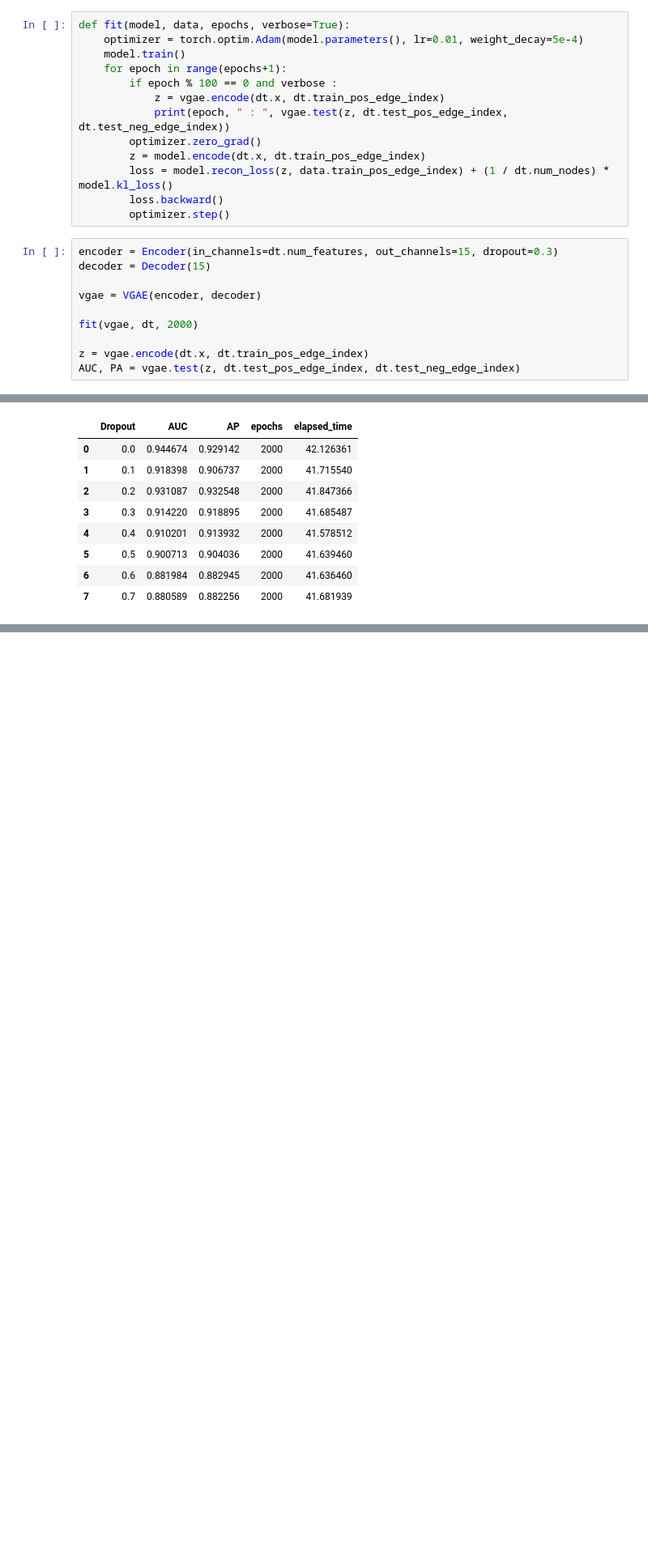
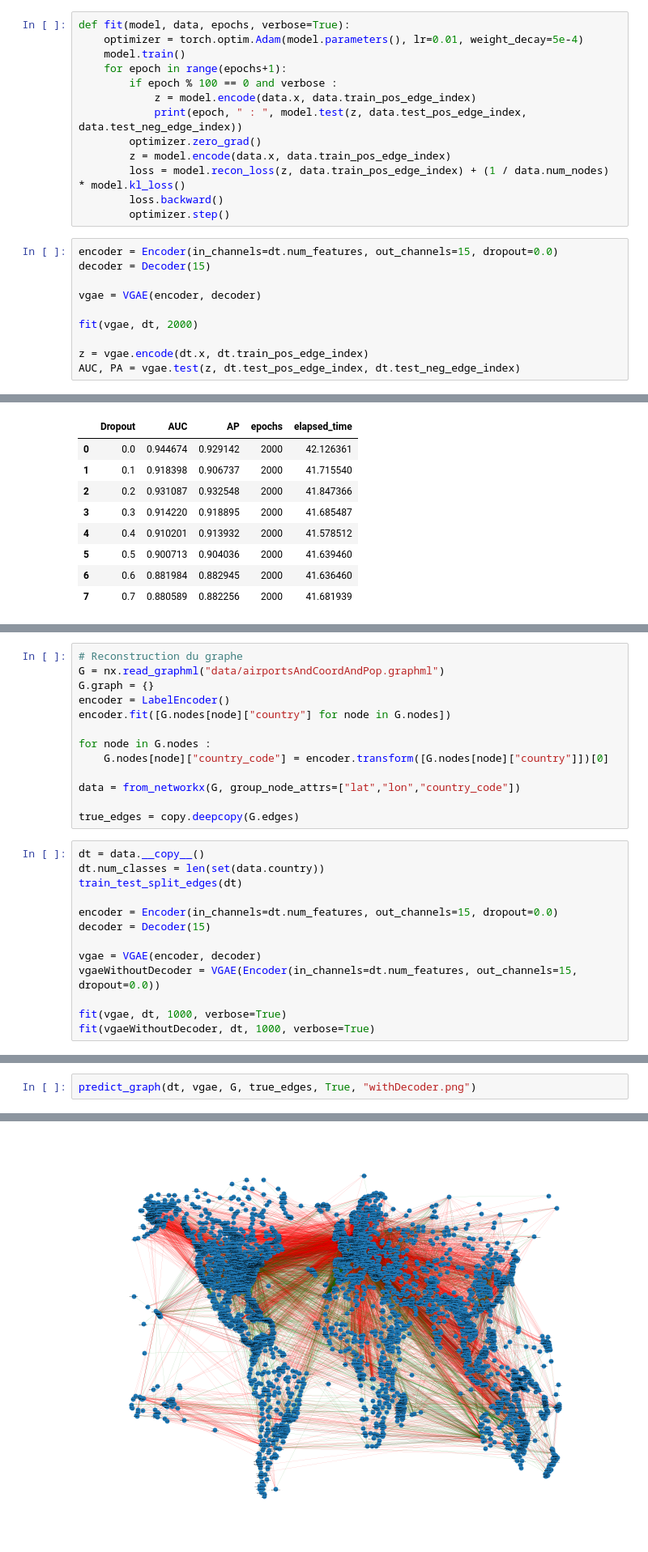
Before and after one commit to ajreckof/biml-gnn-projet, a Jupyter notebook: Projet.ipynb, the cells around one changed output, grey strips where cells are left out. Shown at 81% size. Drawn from its saved outputs; the diff is of its cells as text; blank space fills up the shorter version.

Commit message:
Reconstruction de graphe

```diff
--- a/Projet.ipynb
+++ b/Projet.ipynb
@@ -113,15 +116,15 @@ def fit(model, data, epochs, verbose=True):
     model.train()
     for epoch in range(epochs+1):
         if epoch % 100 == 0 and verbose :
-            z = vgae.encode(dt.x, dt.train_pos_edge_index)
-            print(epoch, " : ", vgae.test(z, dt.test_pos_edge_index, dt.test_neg_edge_index))
+            z = model.encode(data.x, data.train_pos_edge_index)
+            print(epoch, " : ", model.test(z, data.test_pos_edge_index, data.test_neg_edge_index))
         optimizer.zero_grad()
-        z = model.encode(dt.x, dt.train_pos_edge_index)
-        loss = model.recon_loss(z, data.train_pos_edge_index) + (1 / dt.num_nodes) * model.kl_loss()
+        z = model.encode(data.x, data.train_pos_edge_index)
+        loss = model.recon_loss(z, data.train_pos_edge_index) + (1 / data.num_nodes) * model.kl_loss()
         loss.backward()
         optimizer.step()
 # %%
-encoder = Encoder(in_channels=dt.num_features, out_channels=15, dropout=0.3)
+encoder = Encoder(in_channels=dt.num_features, out_channels=15, dropout=0.0)
 decoder = Decoder(15)
 
 vgae = VGAE(encoder, decoder)
@@ -200,0 +206,26 @@ mean_data
+# %%
+# Reconstruction du graphe
+G = nx.read_graphml("data/airportsAndCoordAndPop.graphml")
+G.graph = {}
+encoder = LabelEncoder()
+encoder.fit([G.nodes[node]["country"] for node in G.nodes])
+
+for node in G.nodes :
+    G.nodes[node]["country_code"] = encoder.transform([G.nodes[node]["country"]])[0]
+
+data = from_networkx(G, group_node_attrs=["lat","lon","country_code"])
+
+true_edges = copy.deepcopy(G.edges)
+# %%
+dt = data.__copy__()
+dt.num_classes = len(set(data.country))
+train_test_split_edges(dt)
+
+encoder = Encoder(in_channels=dt.num_features, out_channels=15, dropout=0.0)
+decoder = Decoder(15)
+
+vgae = VGAE(encoder, decoder)
+vgaeWithoutDecoder = VGAE(Encoder(in_channels=dt.num_features, out_channels=15, dropout=0.0))
+
+fit(vgae, dt, 1000, verbose=True)
+fit(vgaeWithoutDecoder, dt, 1000, verbose=True)
@@ -200,0 +312,3 @@ mean_data
+# %%
+predict_graph(dt, vgae, G, true_edges, True, "withDecoder.png")
+# %% [output]
@@ -200,0 +327 @@ mean_data
+[figure, added]
```
Also changed, not shown: parts of 12 cells of this notebook, 3 other files.
